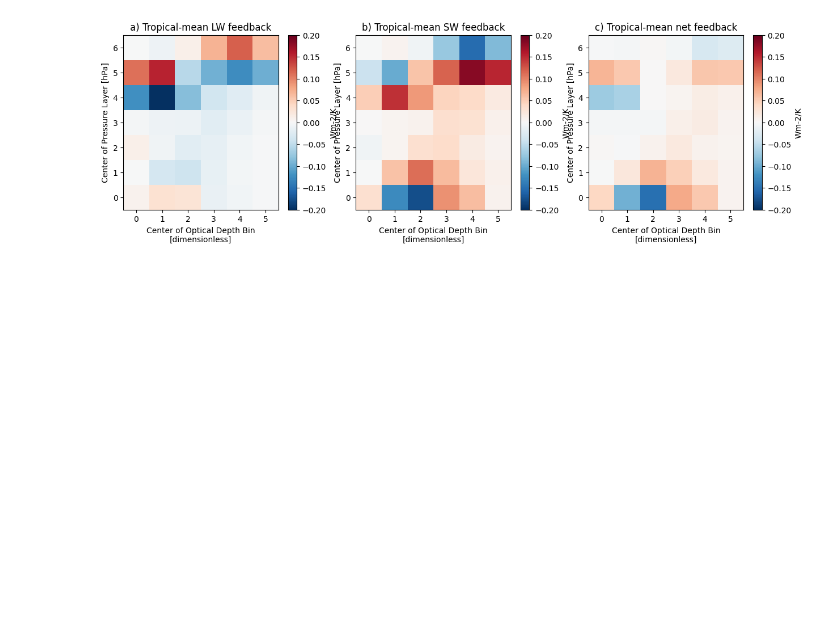
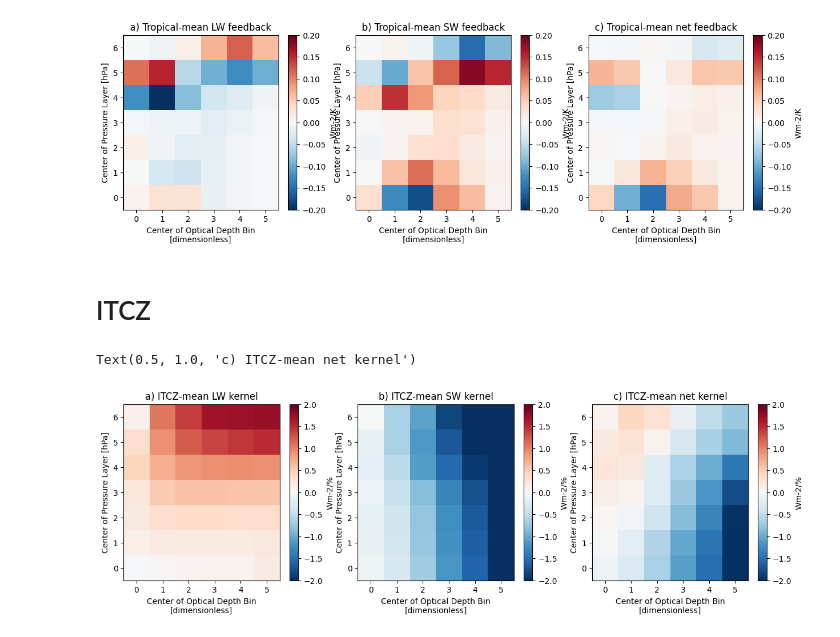
Before and after one commit to paula-rj/HighClouds, a Jupyter notebook: feedbacks.ipynb, the cells around one changed output. Saved outputs shown, nothing was run; the diff lists cells and outputs as text; code cells hidden in the pictures; blank space fills up the shorter version.

Commit message:
itcz

```diff
--- a/feedbacks.ipynb
+++ b/feedbacks.ipynb
@@ -223,3 +244,32 @@ ax3.set_title("c) Tropical-mean net feedback")
 plt.savefig("feedbacks.png")
 # %% [output]
 [figure]
+# %% [markdown]
+# ITCZ
+# %%
+itcz= slice(0,20)
+ocean_only = slice(120,260)
+# %%
+RclrLW_itcz = alllw.sel(lat=itcz,lon=ocean_only, time=ragutime).toa_lw_clr_mon.mean("lon")
+RovcLW_itcz = alllw.sel(lat=itcz,lon=ocean_only, time=ragutime).toa_lw_cldtyp_mon.mean("lon")
+lwK_itcz = (RclrLW_itcz - RovcLW_itcz)/100
+# %%
+RclrSW_itcz = allsw.sel(lat=itcz,lon=ocean_only,time=ragutime).toa_sw_clr_mon.mean("lon")
+RovcSW_itcz = allsw.sel(lat=itcz,lon=ocean_only,time=ragutime).toa_sw_cldtyp_mon.mean("lon")
+swK_itcz = (RclrSW_itcz - RovcSW_itcz)/100
+# %%
+K_itcz = swK_itcz + lwK_itcz
+# %%
+fig, (ax1, ax2, ax3) = plt.subplots(1, 3, figsize=(15,4))
+
+#fig.suptitle('Horizontally stacked subplots')
+lwK_itcz.mean(["lat","time"]).transpose().plot(cmap="RdBu_r", vmin=-2.0, vmax=2.0, cbar_kwargs={'label': "Wm-2/%", 'extend': 'neither'}, ax=ax1)
+ax1.set_title("a) ITCZ-mean LW kernel")
+swK_itcz.mean(["lat","time"]).transpose().plot(cmap="RdBu_r", vmin=-2.0, vmax=2.0, cbar_kwargs={'label': "Wm-2/%", 'extend': 'neither'}, ax=ax2)
+ax2.set_title("b) ITCZ-mean SW kernel")
+K_itcz.mean(["lat","time"]).transpose().plot(cmap="RdBu_r", vmin=-2.0, vmax=2.0, cbar_kwargs={'label': "Wm-2/%", 'extend': 'neither'}, ax=ax3)
+ax3.set_title("c) ITCZ-mean net kernel")
+#plt.savefig("kernels.png")
+# %% [output]
+Text(0.5, 1.0, 'c) ITCZ-mean net kernel')
+[figure, added]
```
Also changed, not shown: parts of 16 cells of this notebook, 1 other file.
